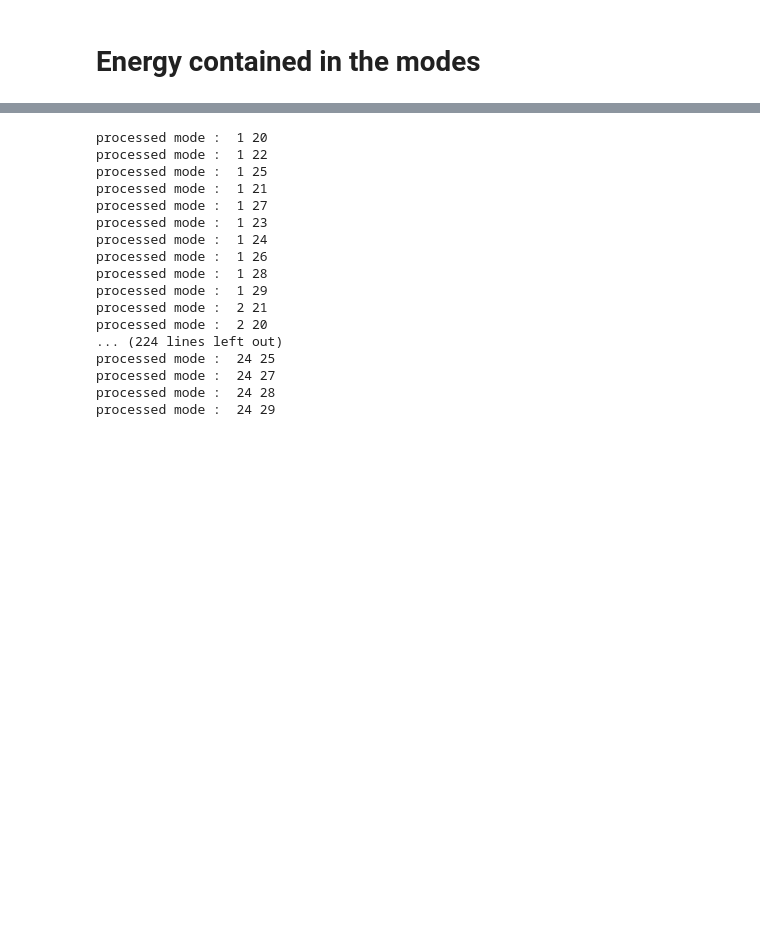
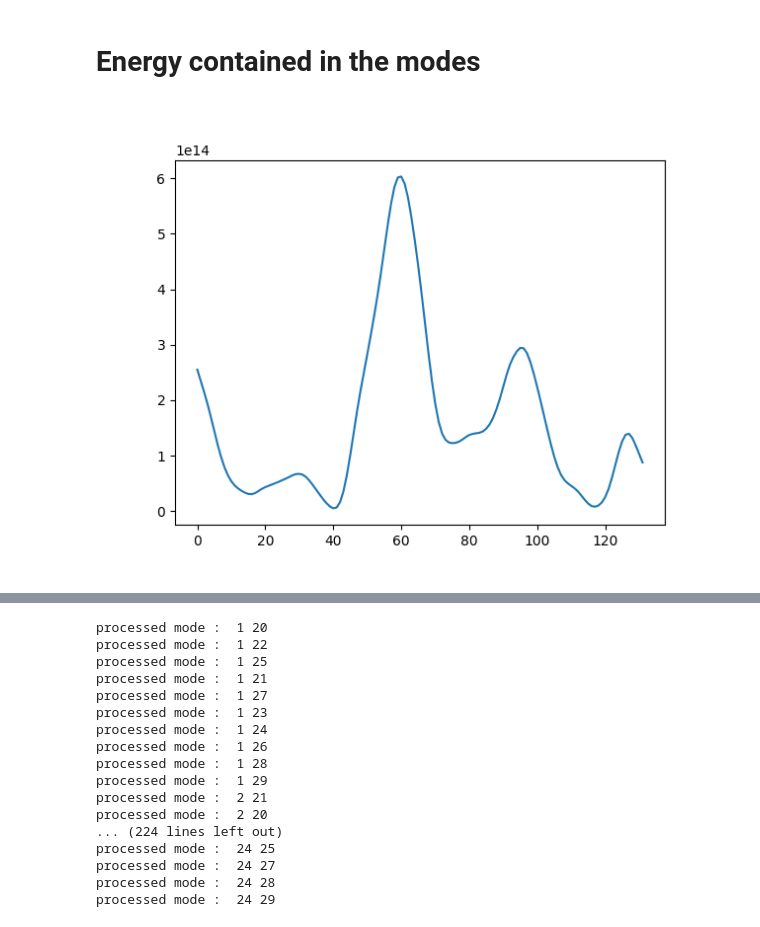
Before and after one commit to LennardMiller/Stage_M2, a Jupyter notebook: Basin Mode Projection/Rossby_diag_closed_case.ipynb, the cells around one changed output, grey strips where cells are left out. Cells and saved outputs as stored; diff of their text form; code cells hidden in the pictures; blank space fills up the shorter version.

```diff
--- a/Basin Mode Projection/Rossby_diag_closed_case.ipynb
+++ b/Basin Mode Projection/Rossby_diag_closed_case.ipynb
@@ -460,4 +567,12 @@ plt.show()
 # %% [markdown]
 # Energy contained in the modes
 # %%
+m=15
+n=17
+pi=np.pi
 E_mn =pi*2*(m**2+n**2)/4*np.abs(psi_mn)**2/Lx**2
+plt.figure()
+plt.plot(E_mn)
+plt.show()
+# %% [output]
+[figure, added]
```
Also changed, not shown: parts of 17 cells of this notebook, 36 other files.
